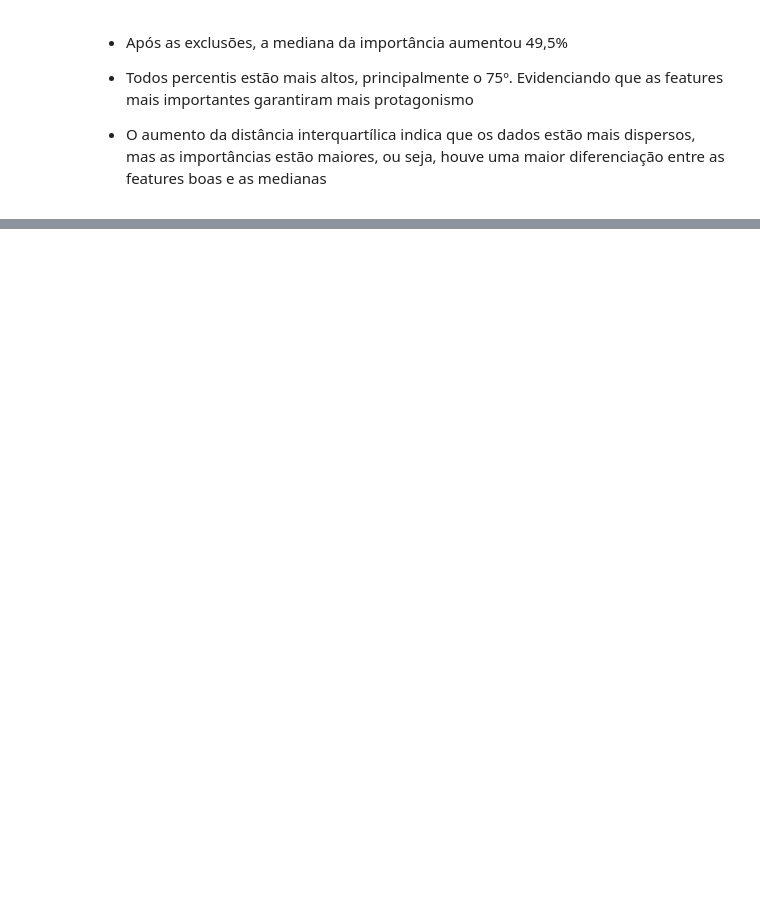
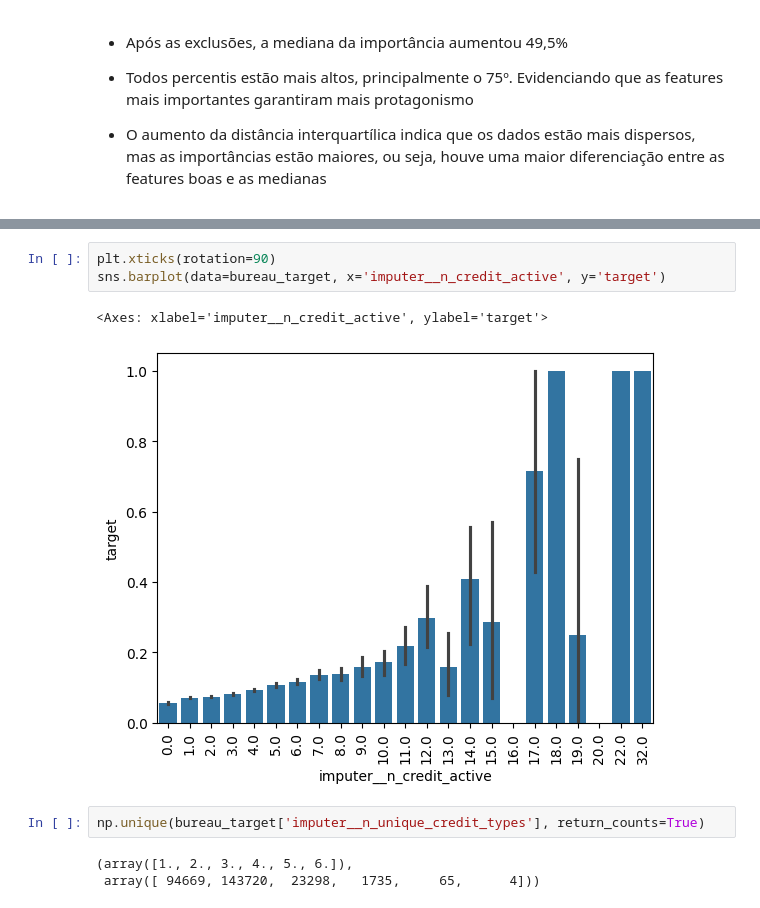
Before and after one commit to Pablo-Sant/project_credit_risk, a Jupyter notebook: notebooks/02-eda_bureau.ipynb, the cells around one changed output, grey strips where cells are left out. Cells and saved outputs as stored; diff of their text form; blank space fills up the shorter version.

Commit message:
feat(bureau): respondendo perguntas de negócio sobre crédito e atrasos

```diff
--- a/notebooks/02-eda_bureau.ipynb
+++ b/notebooks/02-eda_bureau.ipynb
@@ -927,0 +940,11 @@ Name: Importância, dtype: float64
+# %%
+plt.xticks(rotation=90)
+sns.barplot(data=bureau_target, x='imputer__n_credit_active', y='target')
+# %% [output]
+<Axes: xlabel='imputer__n_credit_active', ylabel='target'>
+[figure, added]
+# %%
+np.unique(bureau_target['imputer__n_unique_credit_types'], return_counts=True)
+# %% [output]
+(array([1., 2., 3., 4., 5., 6.]),
+ array([ 94669, 143720,  23298,   1735,     65,      4]))
```
Also changed, not shown: parts of 44 cells of this notebook.
